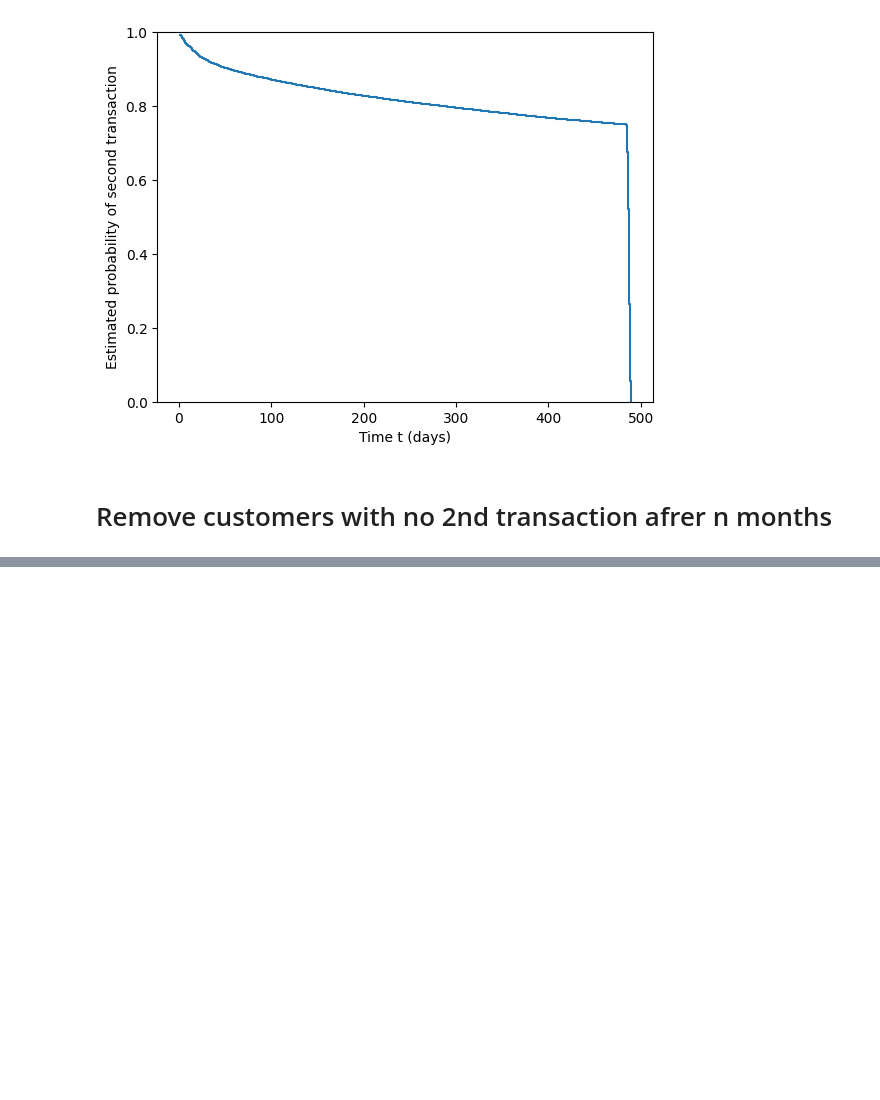
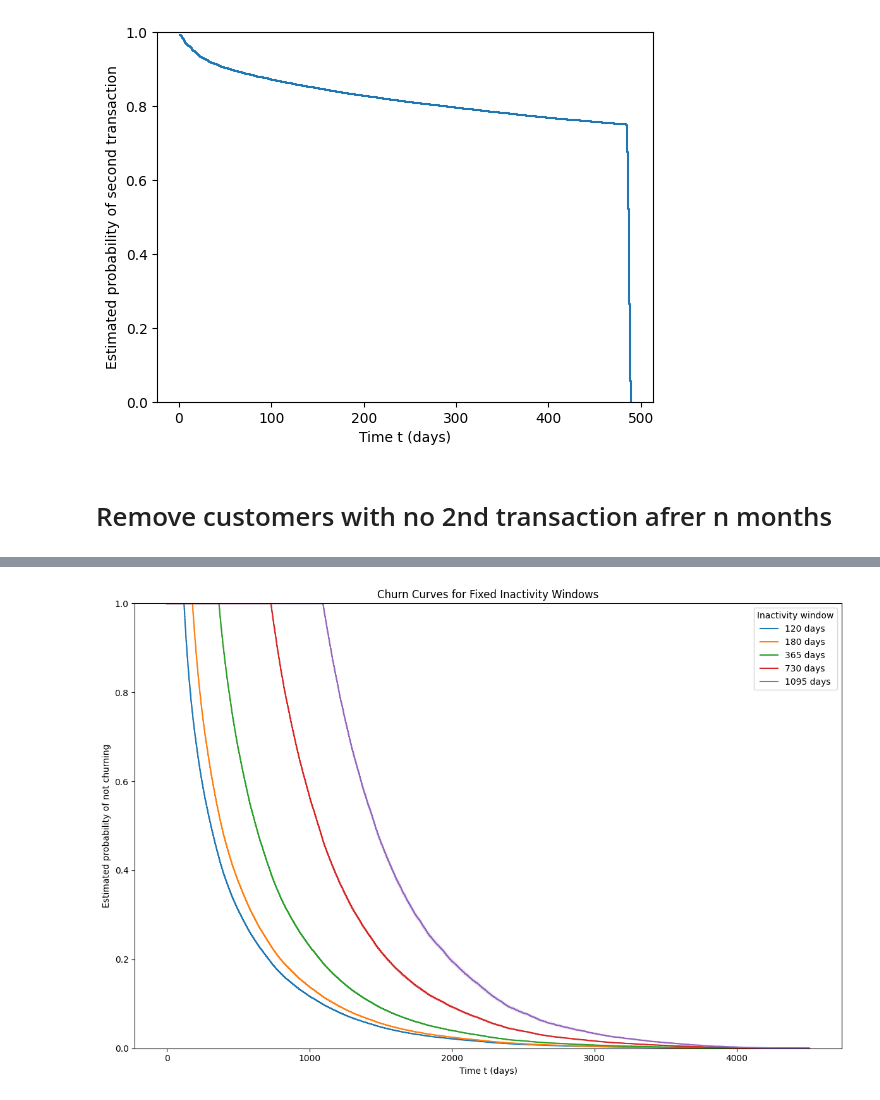
Before and after one commit to mpb-com/dsci-customer, a Jupyter notebook: experiments/scikit_survival.ipynb, the cells around one changed output, grey strips where cells are left out. Saved outputs shown, nothing was run; the diff lists cells and outputs as text; code cells hidden in the pictures; blank space fills up the shorter version.

```diff
--- a/experiments/scikit_survival.ipynb
+++ b/experiments/scikit_survival.ipynb
@@ -312,0 +409,100 @@ plt.xlabel("Time t (days)")
+# %%
+import numpy as np
+import matplotlib.pyplot as plt
+from sksurv.nonparametric import kaplan_meier_estimator
+from src.utils.bq import BQ
+from google.cloud import bigquery
+
+obs_end_date = '2025-08-29'
+
+bq = BQ()
+
+# Define inactivity windows in days
+windows_days = [120, 180, 365, 730, 1095]  # 4, 6, 12, 24, 36 months
+obs_end_date = '2025-08-29'
+
+plt.figure(figsize=(12,8))
+
+for window in windows_days:
+    TRANSACTION_QUERY = f"""
+    DECLARE obs_end_date DATE DEFAULT @obs_end_date;
+    DECLARE inactivity_days INT64 DEFAULT {window};
+    WITH base AS (
+      SELECT
+        customer_id,
+        CASE WHEN market = 'us' THEN 'US'
+             WHEN market = 'uk' THEN 'UK'
+             ELSE 'EU' END AS market,
+        DATE(transaction_completed_datetime) AS txn_date
+      FROM `mpb-data-science-dev-ab-602d.dsci_daw.STV`
+      WHERE transaction_state = 'COMPLETED'
+        AND transaction_completed_datetime IS NOT NULL
+    ),
+    txns AS (
+      SELECT
+        customer_id,
+        market,
+        ARRAY_AGG(txn_date ORDER BY txn_date) AS txn_dates
+      FROM base
+      GROUP BY customer_id, market
+    ),
+    labels AS (
+      SELECT
+        customer_id,
+        market,
+        txn_dates[OFFSET(0)] AS first_txn_date,
+        -- Find the first gap >= inactivity_days
+        (
+          SELECT MIN(DATE_DIFF(txn_dates[OFFSET(i)], txn_dates[OFFSET(i-1)], DAY))
+          FROM UNNEST(GENERATE_ARRAY(1, ARRAY_LENGTH(txn_dates)-1)) AS i
+          WHERE DATE_DIFF(txn_dates[OFFSET(i)], txn_dates[OFFSET(i-1)], DAY) >= inactivity_days
+        ) AS gap_start,
+        ARRAY_LENGTH(txn_dates) AS txn_count
+      FROM txns
+    )
+    SELECT
+      customer_id,
+      market,
+      first_txn_date,
+      CASE
+        WHEN gap_start IS NOT NULL THEN gap_start
+        ELSE LEAST(DATE_DIFF(obs_end_date, first_txn_date, DAY), inactivity_days)
+      END AS duration,
+      CASE
+        WHEN gap_start IS NOT NULL THEN 1
+        ELSE 0
+      END AS event
+    FROM labels;
+    """
+    job_config = bigquery.QueryJobConfig(query_parameters=[
+        bigquery.ScalarQueryParameter('obs_end_date', 'DATE', obs_end_date)
+    ])
+    dtypes = {
+        'customer_id': 'int32',
+        'market': 'string',
+        'first_txn_date': 'datetime64[ns]',
+        'event': 'int32',
+        'duration': 'int32'
+    }
+    df_window = bq.to_dataframe(TRANSACTION_QUERY, job_config=job_config, dtypes=dtypes)
+
+    status_array = np.array(list(zip(df_window['event'].astype(bool), df_window['duration'])), dtype=[('event', bool), ('duration', float)])
+
+    time, survival_prob, conf_int = kaplan_meier_estimator(
+        status_array['event'],
+        status_array['duration'],
+        conf_type="log-log"
+    )
+
+    plt.step(time, survival_prob, where="post", label=f"{window} days")
+    plt.fill_between(time, conf_int[0], conf_int[1], step="post", alpha=0.15)
+
+plt.ylim(0, 1)
+plt.ylabel("Estimated probability of not churning")
+plt.xlabel("Time t (days)")
+plt.legend(title="Inactivity window")
+plt.title("Churn Curves for Fixed Inactivity Windows")
+plt.tight_layout()
+plt.show()
+# %% [output]
+[figure, added]
```
Also changed, not shown: parts of 5 cells of this notebook, 3 other files.
